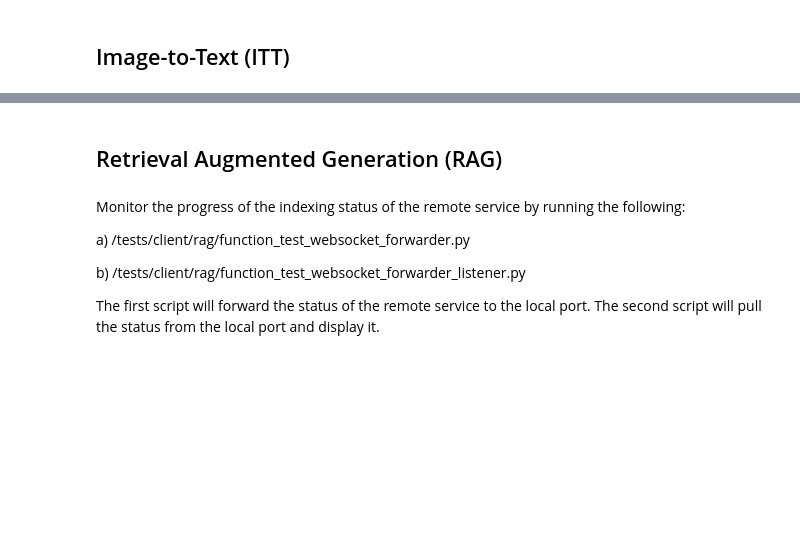
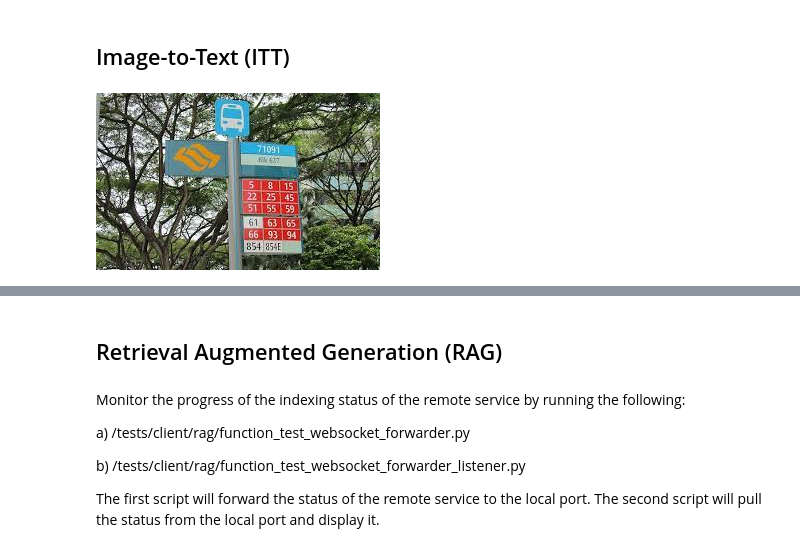
Before and after one commit to gai-labs/gai, a Jupyter notebook: notebooks/gai-lib-examples.ipynb, the cells around one changed output, grey strips where cells are left out. Cells and saved outputs as stored; diff of their text form; code cells hidden in the pictures; blank space fills up the shorter version.

```diff
--- a/notebooks/gai-lib-examples.ipynb
+++ b/notebooks/gai-lib-examples.ipynb
@@ -208,13 +256,13 @@ play_audio(response.content)
 ## Speech-to-Text (STT)
 # %%
 # sample
-with open("../gai-lib/tests/lib/stt/today-is-a-wonderful-day.wav", "rb") as f:
+with open("./today-is-a-wonderful-day.wav", "rb") as f:
     play_audio(f.read())
 # %%
 from gai.lib.GGG import GGG
 ggg=GGG("../gai-lib/gai.yml")
 
 # OpenSource Whisper
-with open("../gai-lib/tests/lib/stt/today-is-a-wonderful-day.wav", "rb") as f:
+with open("./today-is-a-wonderful-day.wav", "rb") as f:
     output = ggg("stt", file=f)
     print(output.decode())
@@ -221,5 +274,5 @@ with open("../gai-lib/tests/lib/stt/today-is-a-wonderful-day.wav", "rb") as f:
 # %%
 # OpenAI Whisper
-with open("../gai-lib/tests/lib/stt/today-is-a-wonderful-day.wav", "rb") as f:
+with open("./today-is-a-wonderful-day.wav", "rb") as f:
     output = ggg("stt", generator="openai-whisper", file=f)
     print(output.text)
@@ -228,24 +284,25 @@ with open("../gai-lib/tests/lib/stt/today-is-a-wonderful-day.wav", "rb") as f:
 # %%
 from gai.common.image_utils import read_to_base64
 import os
 from IPython.display import Image,display
-image_file = os.path.join("../gai-lib/tests/lib/itt", "buses.jpeg")
-encoded_string = read_to_base64(image_file)
+encoded_string = read_to_base64("./buses.jpeg")
 messages = [
     {
         "role": "user",
         "content": [
             {"type": "text", "text": "What’s in this image?"},
             {
                 "type": "image_url",
                 "image_url": {
                     "url": f"embedded-picture",
                 },
             },
         ],
     }
 ]
-display(Image(image_file))
+display(Image("./buses.jpeg"))
+# %% [output]
+[figure, added]
 # %%
 # Llava
 from gai.lib.GGG import GGG
```
Also changed, not shown: parts of 22 cells of this notebook, 55 other files.
